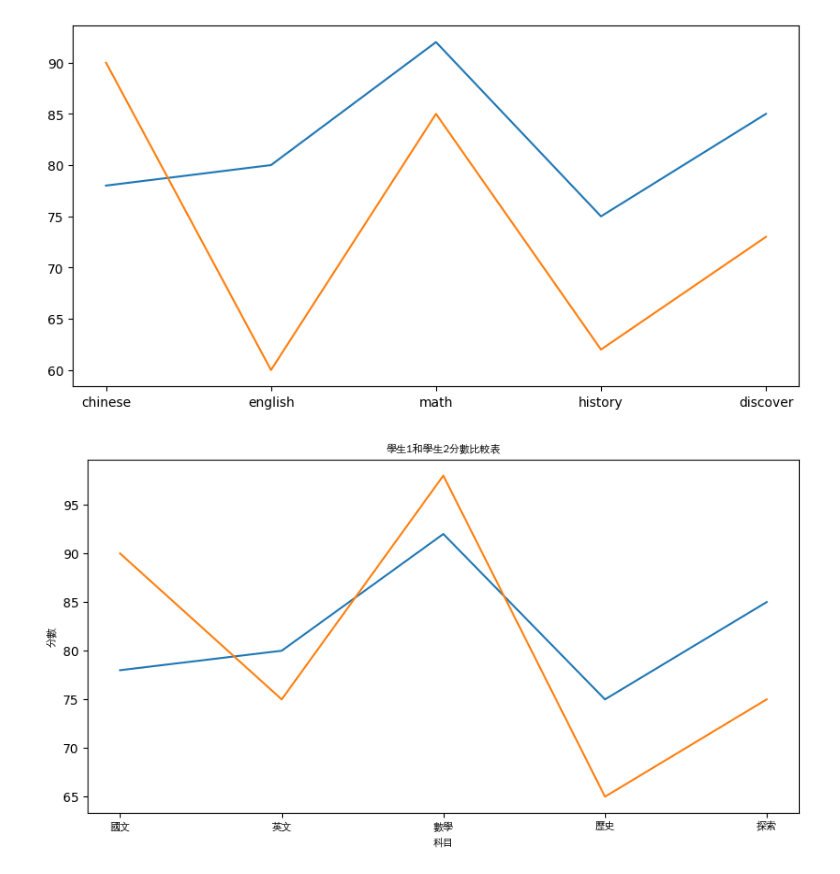
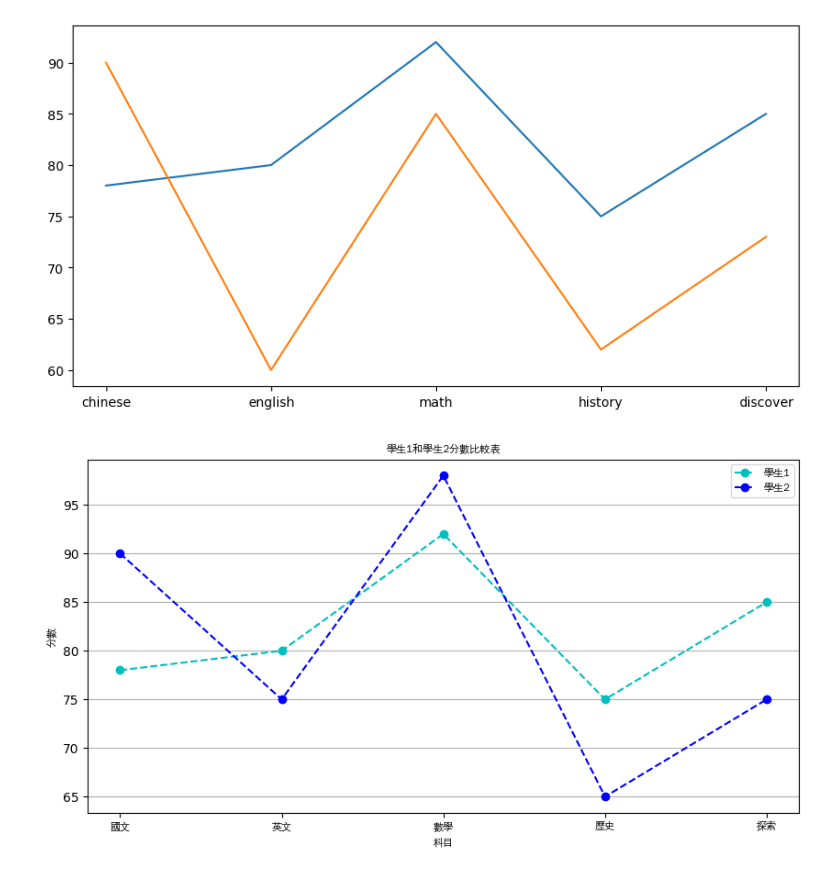
Before and after one commit to SophiaSu0925/__2024_07_29_AI_python, a Jupyter notebook: lesson13/lessom13_1.ipynb, the cells around one changed output. Saved outputs shown, nothing was run; the diff lists cells and outputs as text; code cells hidden in the pictures.

```diff
--- a/lesson13/lessom13_1.ipynb
+++ b/lesson13/lessom13_1.ipynb
@@ -53,33 +53,35 @@ plt.show()
 # %%
 #window字型路徑
 #font=FontProperties(fname=r'c:\windows\fonts\simsun.ttc',size=8)
 #=======
 #mac字型路徑
 #font=FontProperties(fname='/Library/Fonts/Arial Unicode.ttf',size=8)
 #=======
 #linux
 #安裝字型
 #sudo apt-get update -y
 #sudo apt-get install -y fonts-wqy-zenhei
 #linux字型路徑
 #font=FontProperties(fname='/usr/share/fonts/truetype/wqy/wqy-zenhei.ttc',size=8)
 import matplotlib.pyplot as plt
 from matplotlib.font_manager import FontProperties
 font=FontProperties(fname='/usr/share/fonts/truetype/wqy/wqy-zenhei.ttc',size=8)
 student1:dict[str,int] = {'國文':78, '英文':80, '數學':92, '歷史':75, '探索':85}
 student2:dict[str,int] = {'國文':90, '英文':75, '數學':98, '歷史':65, '探索':75}
 subject = list(student1.keys())
 score1 = list(student1.values())
 score2 = list(student2.values())
 
-figure = plt.figure(figsize=(10,5))
+figure = plt.figure(figsize=(10,5)) #調圖表長寬
 axes = figure.add_subplot(1,1,1)
-axes.plot(subject,score1)
-axes.plot(subject,score2)
+axes.plot(subject,score1,'co--', label = '學生1') #畫圖表
+axes.plot(subject,score2,'bo--', label = '學生2')
 axes.set_xticklabels(subject,fontproperties=font)
 axes.set_title('學生1和學生2分數比較表', fontproperties=font)
 axes.set_xlabel('科目', fontproperties=font)
 axes.set_ylabel('分數', fontproperties=font)
+axes.legend(prop=font)
+axes.grid(axis='y')  #加了斜線
 plt.show()
 # %% [output]
-[figure, old version]
+[figure, new version]
```
